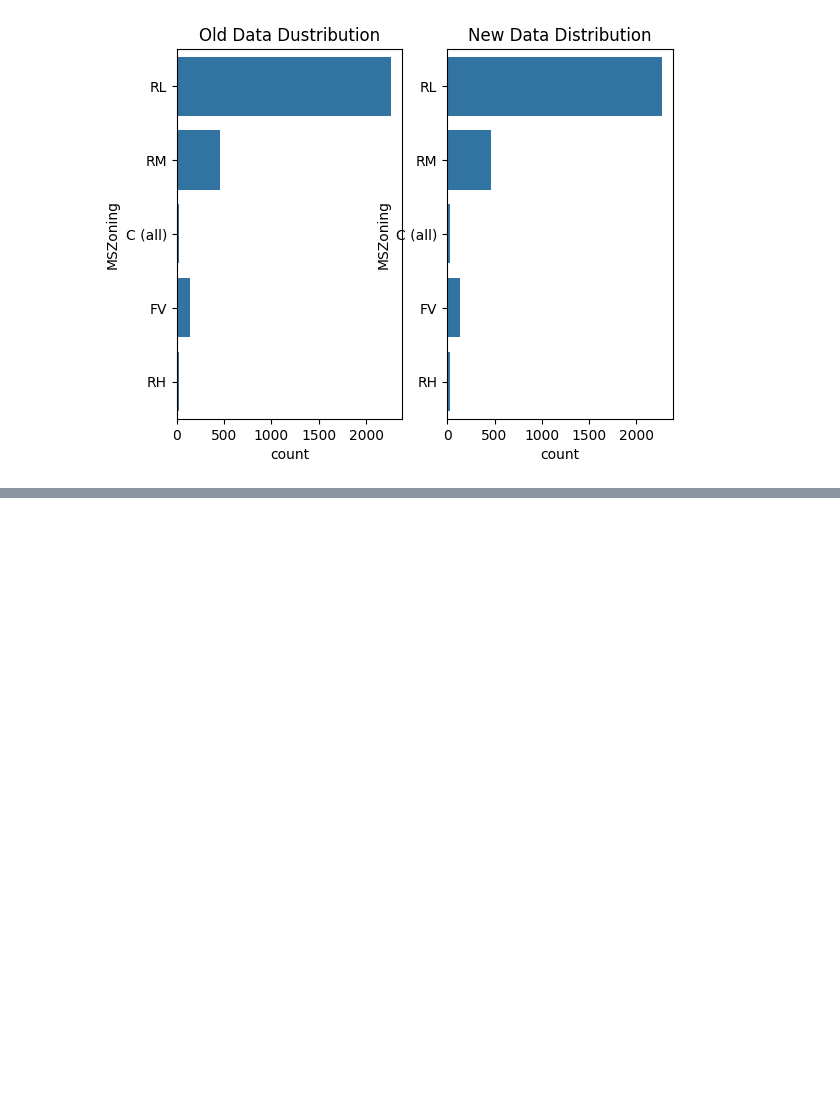
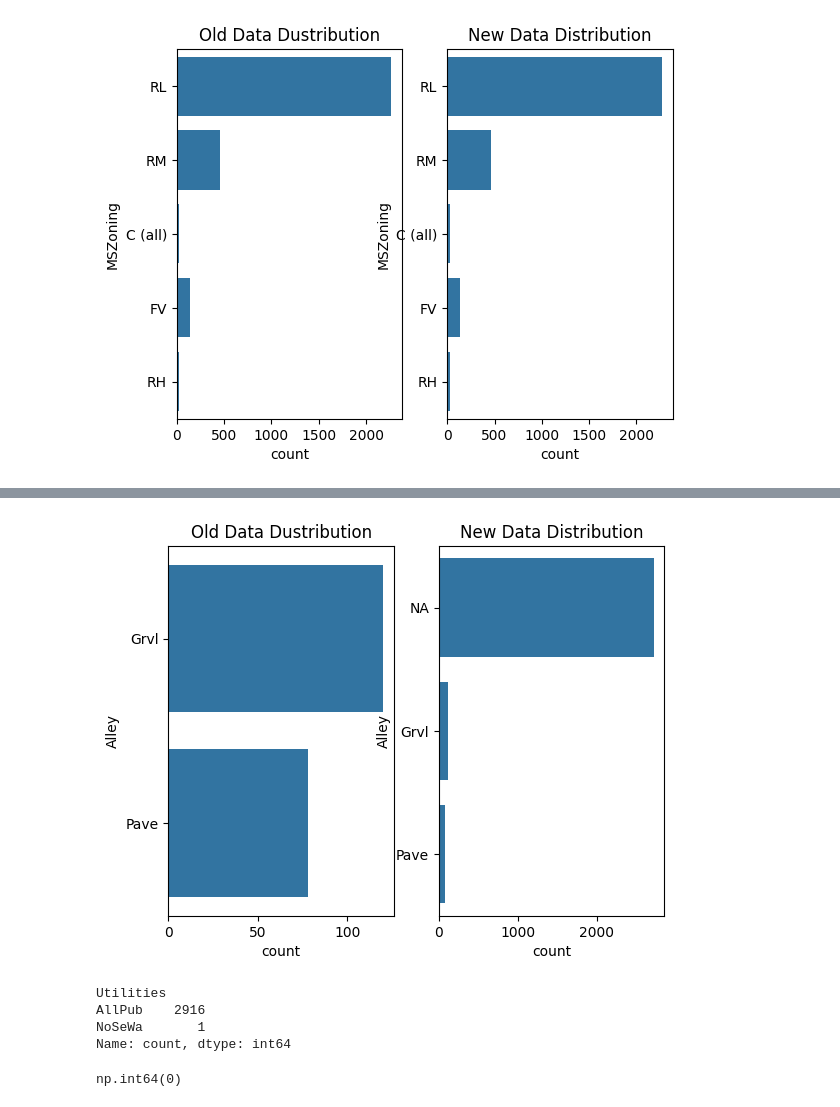
Before and after one commit to rathorebharat937/House_Price_Prediction_Regression_Project, a Jupyter notebook: house_price_prediction_01.ipynb, the cells around one changed output, grey strips where cells are left out. Drawn from its saved outputs; the diff is of its cells as text; code cells hidden in the pictures; blank space fills up the shorter version.

```diff
--- a/house_price_prediction_01.ipynb
+++ b/house_price_prediction_01.ipynb
@@ -469,10 +475,10 @@ np.int64(0)
 # %%
 def oldNewCountPlot(df, df_new , feature):
-    plt.subplot(121)
-    sns.countplot(df["MSZoning"])
+    plt.subplot(121)                    # one row two column me 1 column
+    sns.countplot(df[feature])
     plt.title("Old Data Dustribution")
-    plt.subplot(122)
-    sns.countplot(df_new["MSZoning"])
+    plt.subplot(122)                   # one row two column me 2 column
+    sns.countplot(df_new[feature])
     plt.title("New Data Distribution")
 # %%
 oldNewCountPlot(df , df_mvi  , "MSZoning")
@@ -480,0 +489,4 @@ oldNewCountPlot(df , df_mvi  , "MSZoning")
+# %%
+Alley_Cons = "NA"
+df_mvi["Alley"].replace(np.nan , Alley_Cons , inplace = True)
+df_mvi["Alley"].isnull().sum()
@@ -480,0 +501,13 @@ oldNewCountPlot(df , df_mvi  , "MSZoning")
+# %%
+# now make graph  to identify difference
+
+oldNewCountPlot(df,df_mvi,"Alley")
+# %% [output]
+[figure, added]
+# %%
+df["Utilities"].value_counts()
+# %% [output]
+Utilities
+AllPub    2916
+NoSeWa       1
+Name: count, dtype: int64
@@ -480,0 +516,6 @@ oldNewCountPlot(df , df_mvi  , "MSZoning")
+# %%
+Utilities_mode = df_mvi["Utilities"].mode()[0]
+df_mvi.replace(np.nan,Utilities_mode,inplace = True)
+df_mvi["Utilities"].isnull().sum()
+# %% [output]
+np.int64(0)
```
Also changed, not shown: parts of 10 cells of this notebook.
